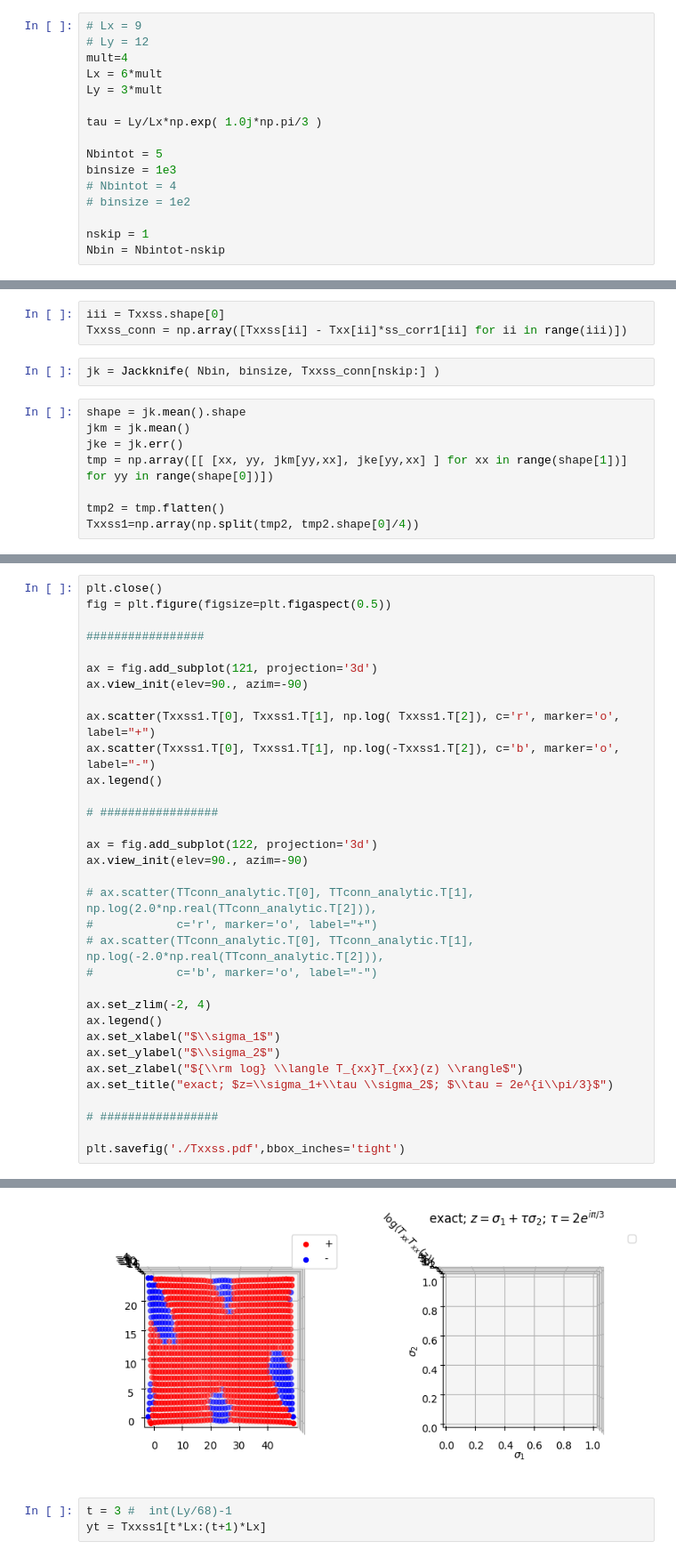
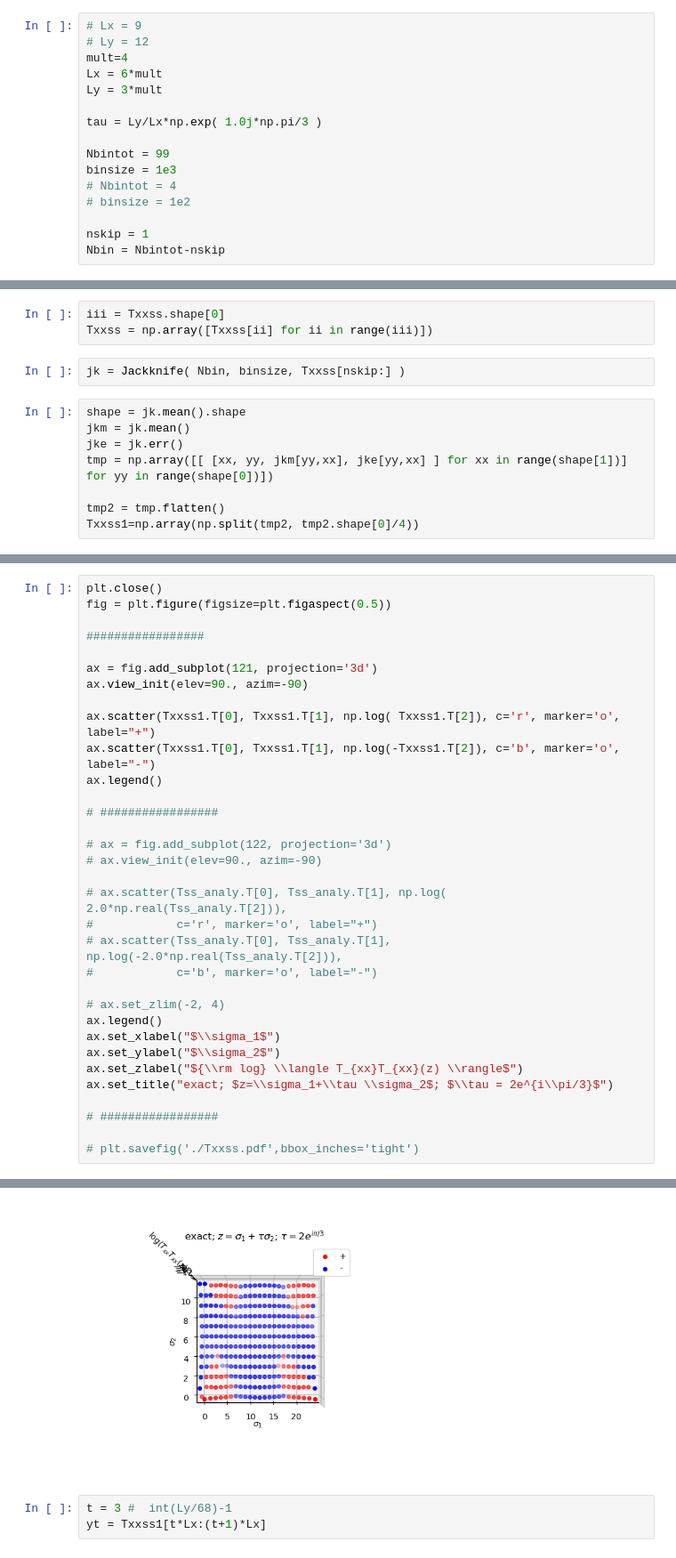
Before and after one commit to nobuyukimatsumoto68/hex, a Jupyter notebook: analysis.ipynb, the cells around one changed output, grey strips where cells are left out. Shown at 89% size. Saved outputs shown, nothing was run; the diff lists cells and outputs as text.

```diff
--- a/analysis.ipynb
+++ b/analysis.ipynb
@@ -413,7 +500,7 @@ Ly = 3*mult
 
 tau = Ly/Lx*np.exp( 1.0j*np.pi/3 )
 
-Nbintot = 5
+Nbintot = 99
 binsize = 1e3
 # Nbintot = 4
 # binsize = 1e2
@@ -1075,9 +1152,9 @@ plt.show()
 Txxss = np.array([np.loadtxt(directory1+"Txx_ss_"+str(i)+".dat") for i in range(1, Nbintot+1)])
 # %%
 iii = Txxss.shape[0]
-Txxss_conn = np.array([Txxss[ii] - Txx[ii]*ss_corr1[ii] for ii in range(iii)])
+Txxss = np.array([Txxss[ii] for ii in range(iii)])
 # %%
-jk = Jackknife( Nbin, binsize, Txxss_conn[nskip:] )
+jk = Jackknife( Nbin, binsize, Txxss[nskip:] )
 # %%
 shape = jk.mean().shape
 jkm = jk.mean()
@@ -1101,15 +1182,15 @@ ax.legend()
 
 # #################
 
-ax = fig.add_subplot(122, projection='3d')
-ax.view_init(elev=90., azim=-90)
+# ax = fig.add_subplot(122, projection='3d')
+# ax.view_init(elev=90., azim=-90)
 
-# ax.scatter(TTconn_analytic.T[0], TTconn_analytic.T[1], np.log(2.0*np.real(TTconn_analytic.T[2])),
+# ax.scatter(Tss_analy.T[0], Tss_analy.T[1], np.log( 2.0*np.real(Tss_analy.T[2])),
 #            c='r', marker='o', label="+")
-# ax.scatter(TTconn_analytic.T[0], TTconn_analytic.T[1], np.log(-2.0*np.real(TTconn_analytic.T[2])),
+# ax.scatter(Tss_analy.T[0], Tss_analy.T[1], np.log(-2.0*np.real(Tss_analy.T[2])),
 #            c='b', marker='o', label="-")
 
-ax.set_zlim(-2, 4)
+# ax.set_zlim(-2, 4)
 ax.legend()
 ax.set_xlabel("$\\sigma_1$")
 ax.set_ylabel("$\\sigma_2$")
@@ -1118,5 +1199,5 @@ ax.set_title("exact; $z=\\sigma_1+\\tau \\sigma_2$; $\\tau = 2e^{i\\pi/3}$")
 
 # #################
 
-plt.savefig('./Txxss.pdf',bbox_inches='tight')
+# plt.savefig('./Txxss.pdf',bbox_inches='tight')
 # %% [output]
@@ -1124,4 +1205,4 @@ No artists with labels found to put in legend.  Note that artists whose label st
-[figure, old version]
+[figure, new version]
 # %%
 t = 3 #  int(Ly/68)-1
 yt = Txxss1[t*Lx:(t+1)*Lx]
```
Also changed, not shown: parts of 50 cells of this notebook, 2 other files.
